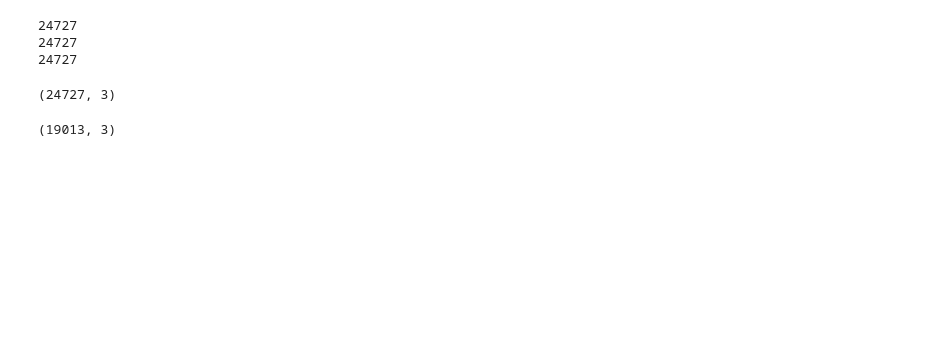
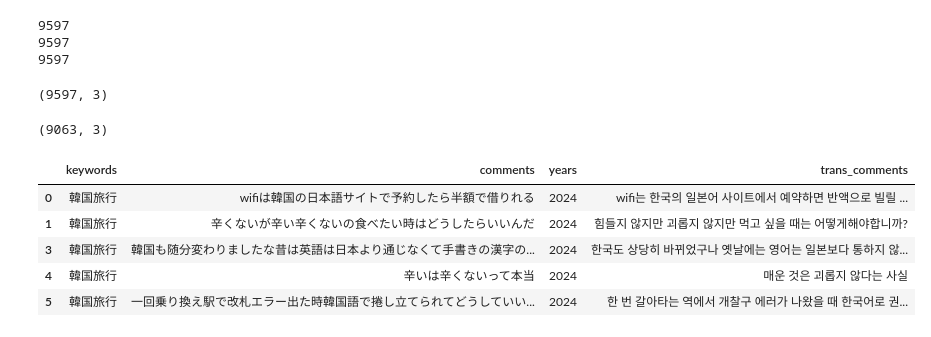
Before and after one commit to kKn00077/techit-travel-data-analysis, a Jupyter notebook: japan_txt_youtube.ipynb, the cells around one changed output. Drawn from its saved outputs; the diff is of its cells as text; code cells hidden in the pictures; blank space fills up the shorter version.

```diff
--- a/japan_txt_youtube.ipynb
+++ b/japan_txt_youtube.ipynb
@@ -18,19 +16,21 @@ Successfully installed deep-translator-1.11.4
 # %%
 import os
-
+from google.colab import userdata
 import googleapiclient.discovery as discovery
 import googleapiclient.errors as errors
 
-api_key = 'AIzaSyDAwJ9oKO1s4smV6cc2F4pP_b3x3R-a3nQ' # key=api_key
+api_key = userdata.get('google_api_key')
 youtube = discovery.build('youtube', 'v3', developerKey=api_key)
 
-keywords = ['韓国旅行', '韓国地方旅行', '韓国 ソウル', '韓国 プサン', '韓国 コスメ', '韓国のお祭り']
+# keywords = ['韓国旅行', '韓国地方旅行', '韓国 ソウル', '韓国 プサン', '韓国のお祭り'] # , '韓国 コスメ'
+
+keywords = ['韓国旅行', '韓国旅行 韓国のお祭り']
 video_ids = []
 
 for keyword in keywords:
     request = youtube.search().list(
         part="id",
-        maxResults=30,
+        maxResults=25,
         q=keyword
     )
     response = request.execute()
@@ -129,9 +139,9 @@ print(len(all_comments))
 print(len(all_years))
 print(len(all_keywords))
 # %% [output]
-24727
-24727
-24727
+9597
+9597
+9597
 # %%
 # 유튜브 댓글 export csv
 
@@ -148,6 +158,33 @@ df_cleaned = df_cleaned[~df_cleaned["comments"].str.contains(r"[가-힣]", na=Fa
 
 display(df_cleaned.shape)
 # %% [output]
-(24727, 3)
+(9597, 3)
-(19013, 3)
+(9063, 3)
+# %%
+from google.cloud import translate_v2 as translate
+import os
+
+# 서비스 계정 키 파일 경로 설정
+os.environ["GOOGLE_APPLICATION_CREDENTIALS"] = "/content/google-cloud-api-key2.json"
+
+# 번역 클라이언트 생성
+client = translate.Client()
+
+def translate_text(text):
+    try:
+        translated = client.translate(text, source_language="ja", target_language="ko")
+        return translated['translatedText']
+    except Exception as e:
+        print(f"Error translating text: {text}. Error: {e}")
+        return 'error'
+
+df_cleaned["trans_comments"] = df_cleaned["comments"].apply(translate_text)
+display(df_cleaned.head())
+# %% [output]
+|  | keywords | comments | years | trans_comments |
+| 0 | 韓国旅行 | wifiは韓国の日本語サイトで予約したら半額で借りれる | 2024 | wifi는 한국의 일본어 사이트에서 예약하면 반액으로 빌릴 ... |
+| 1 | 韓国旅行 | 辛くないが辛い辛くないの食べたい時はどうしたらいいんだ | 2024 | 힘들지 않지만 괴롭지 않지만 먹고 싶을 때는 어떻게해야합니까? |
+| 3 | 韓国旅行 | 韓国も随分変わりましたな昔は英語は日本より通じなくて手書きの漢字の... | 2024 | 한국도 상당히 바뀌었구나 옛날에는 영어는 일본보다 통하지 않... |
+| 4 | 韓国旅行 | 辛いは辛くないって本当 | 2024 | 매운 것은 괴롭지 않다는 사실 |
+| 5 | 韓国旅行 | 一回乗り換え駅で改札エラー出た時韓国語で捲し立てられてどうしていい... | 2024 | 한 번 갈아타는 역에서 개찰구 에러가 나왔을 때 한국어로 권... |
 # %%
```
Also changed, not shown: parts of 6 cells of this notebook.
